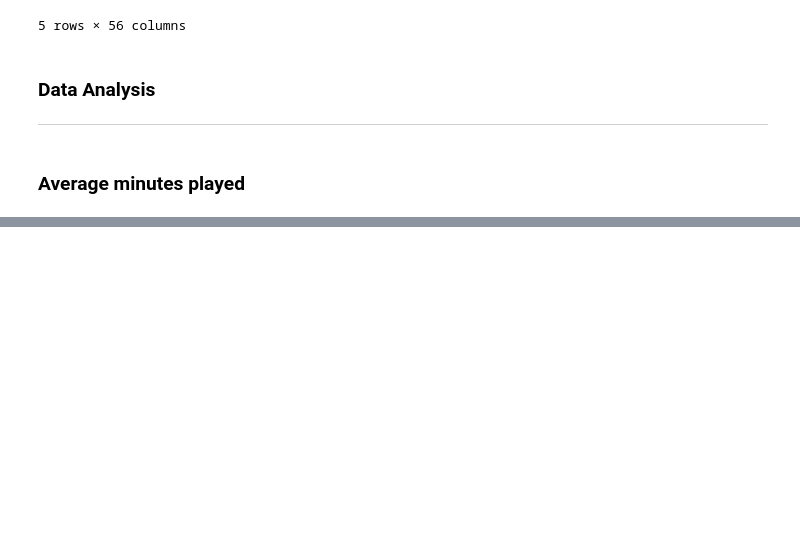
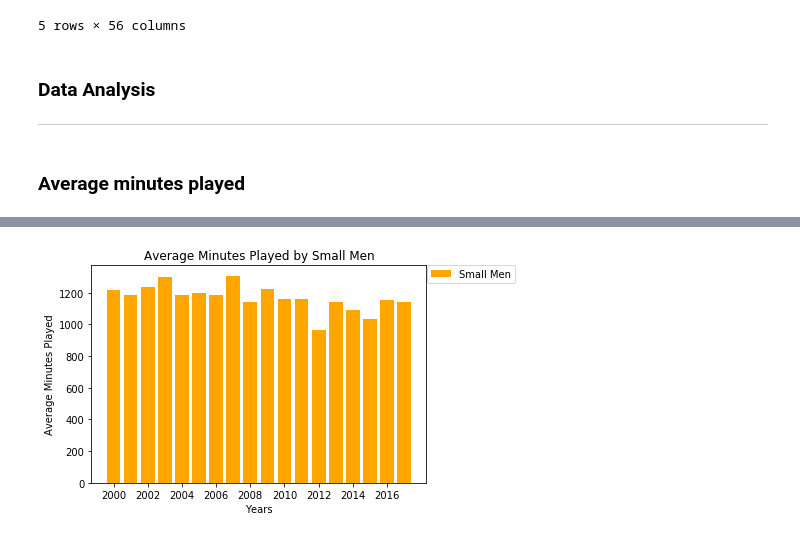
Before and after one commit to logan7734/Project1_repo, a Jupyter notebook: Project Code(Ovais).ipynb, the cells around one changed output, grey strips where cells are left out. Saved outputs shown, nothing was run; the diff lists cells and outputs as text; code cells hidden in the pictures; blank space fills up the shorter version.

```diff
--- a/Project Code(Ovais).ipynb
+++ b/Project Code(Ovais).ipynb
@@ -191,10 +220,18 @@ plt.title("Average Minutes Played by Centers")
 # %%
-#Power Forward Minutes
-pf_min = avg_minutes_df.loc[avg_minutes_df["Pos"] == "PF"]
+#Small Men Minutes
 
-plt.bar(pf_min["Year"],pf_min["MP"],color="Green")
+small_plot = plt.bar(avg_min_small["Year"], avg_min_small["MP"], color='Orange')
+
+
+#Change values of xticks
+plt.xticks(np.arange(2000,2018,step=2))
+plt.legend([small_plot], ["Small Men"], loc='outside', bbox_to_anchor = (1.28,1.025))
 
 #Set Axis Labels and Titles
 plt.xlabel("Years")
 plt.ylabel("Average Minutes Played")
-plt.title("Average Minutes Played by Power Forwards")
+plt.title("Average Minutes Played by Small Men")
+
+plt.show()
+# %% [output]
+[figure, added]
```
Also changed, not shown: parts of 6 cells of this notebook.
